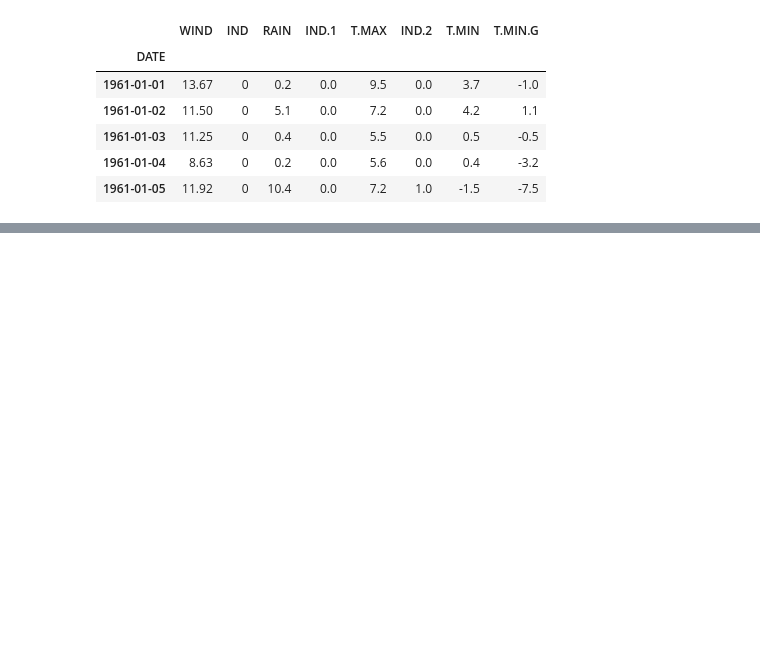
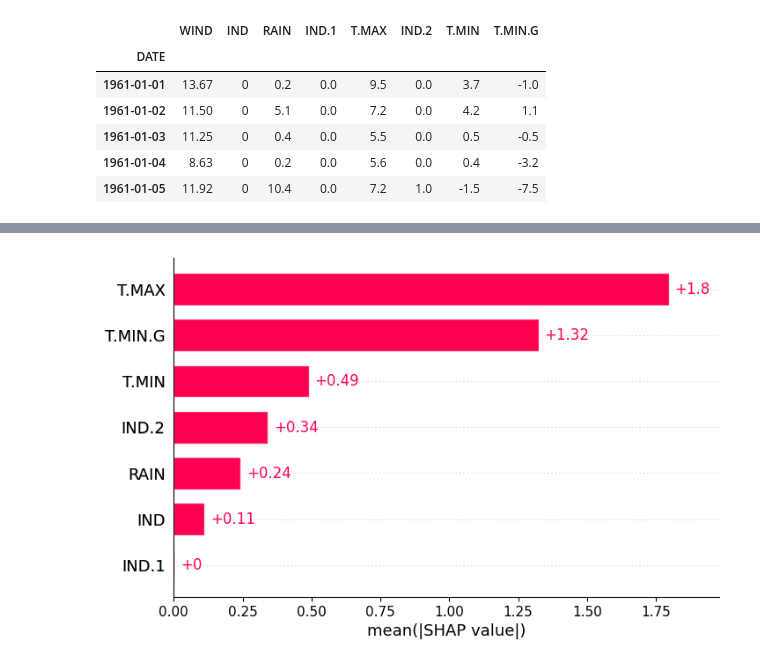
Before and after one commit to simonsymhoven/shap-thesis, a Jupyter notebook: notebooks/wind/wind.ipynb, the cells around one changed output, grey strips where cells are left out. Saved outputs shown, nothing was run; the diff lists cells and outputs as text; code cells hidden in the pictures; blank space fills up the shorter version.

```diff
--- a/notebooks/wind/wind.ipynb
+++ b/notebooks/wind/wind.ipynb
@@ -45,0 +134,4 @@ print(table)
+# %%
+shap.plots.bar(shap_values)
+# %% [output]
+[figure, added]
```
Also changed, not shown: parts of 18 cells of this notebook, 4 other files.
